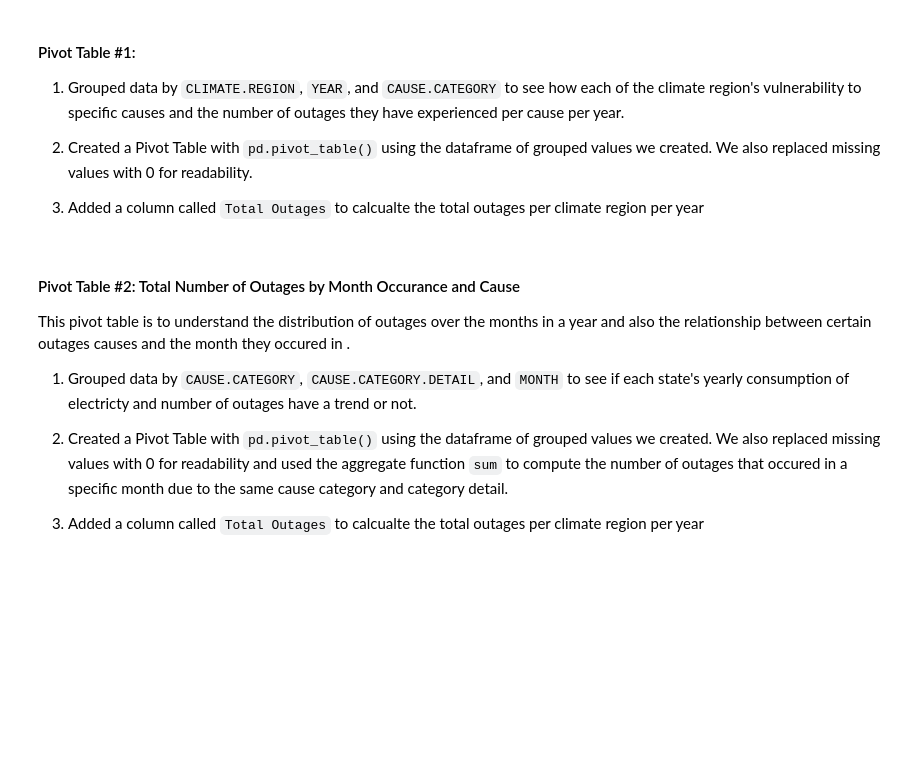
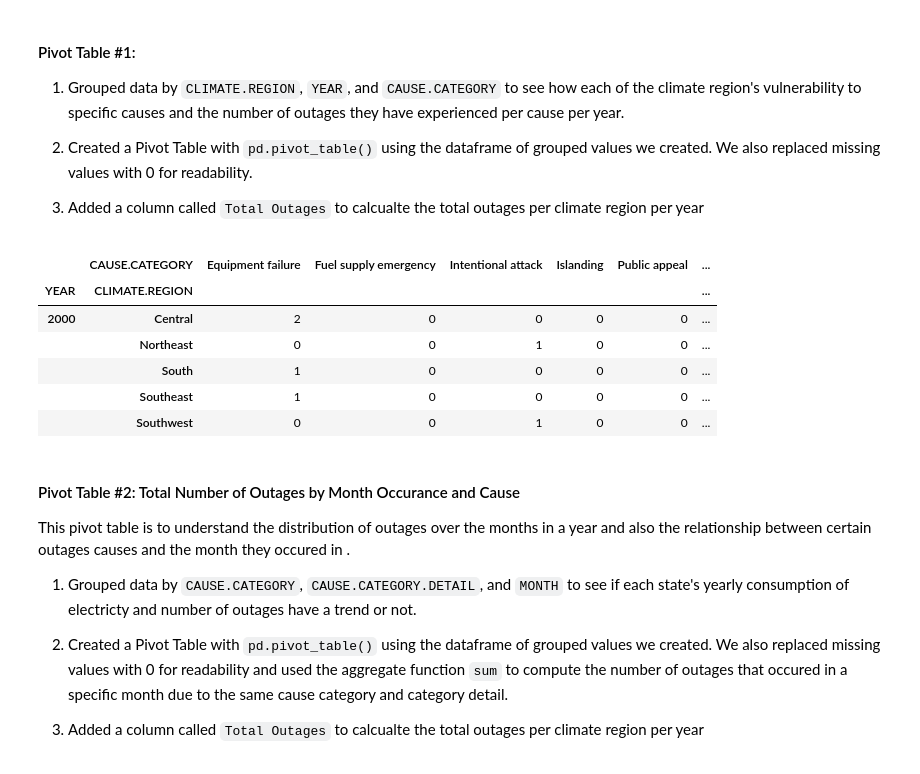
Before and after one commit to andiigonzalez/Power_Outage_Analysis, a Jupyter notebook: template.ipynb, the cells around one changed output. Drawn from its saved outputs; the diff is of its cells as text; code cells hidden in the pictures; blank space fills up the shorter version.

```diff
--- a/template.ipynb
+++ b/template.ipynb
@@ -351,26 +346,38 @@ stacked_plot_state_cause.write_html('assets/images/bivariate_stacked_barplot_by_
 # %%
 # Group data by climate region, Year and Cause Category of the Power outage. Select Obs as observed variable
 
 b = outages.groupby(['YEAR', 'CLIMATE.REGION', 'CAUSE.CATEGORY']).count()['OBS']
 df2 = b.reset_index() # reset index
 df2['CAUSE.CATEGORY'] = df2['CAUSE.CATEGORY'].str.capitalize() # Capitalize the Cause categories for earier visualization and aesthetic
 
-# Create a piuvot table
+# Create a pivot table with the values as number of outages, the year and climate region as index and cause category as columns.
 pivot_table = pd.pivot_table(
     df2,
     values='OBS',
     index=['YEAR', 'CLIMATE.REGION'], # select the Multindex for the pivot table
     columns='CAUSE.CATEGORY',
     aggfunc='sum',  # Aggregation function to calculate number of outages with the same cause within each climate region and year
     fill_value=0    # Replace NaN with 0 for readability
 )
 
 
 # Add an extra column that computed the total jumber of outages per year per climate region
 pivot_table['Total Outages'] = pivot_table.sum(axis=1)
 
-# Convert the pivot table to HTML and save it into my assets/images folder
+
+# Convert the pivot table to HTML and save it into the assets/images folder
 pivot_table.to_html('assets/images/pivot_table_outages.html', border=1, col_space=150)
+
+# Visual of the pivot table
+pivot_table.head()
+# %% [output]
+|  | CAUSE.CATEGORY | Equipment failure | Fuel supply emergency | Intentional attack | Islanding | Public appeal | ... |
+| YEAR | CLIMATE.REGION |  |  |  |  |  | ... |
+| 2000 | Central | 2 | 0 | 0 | 0 | 0 | ... |
+|  | Northeast | 0 | 0 | 1 | 0 | 0 | ... |
+|  | South | 1 | 0 | 0 | 0 | 0 | ... |
+|  | Southeast | 1 | 0 | 0 | 0 | 0 | ... |
+|  | Southwest | 0 | 0 | 1 | 0 | 0 | ... |
 # %% [markdown]
 #### Pivot Table #2: Total Number of Outages by Month Occurance and Cause
 This pivot table is to understand the distribution of outages over the months in a year and also the relationship between certain outages causes and the month they occured in .
```
Also changed, not shown: parts of 30 cells of this notebook, 21 other files.
